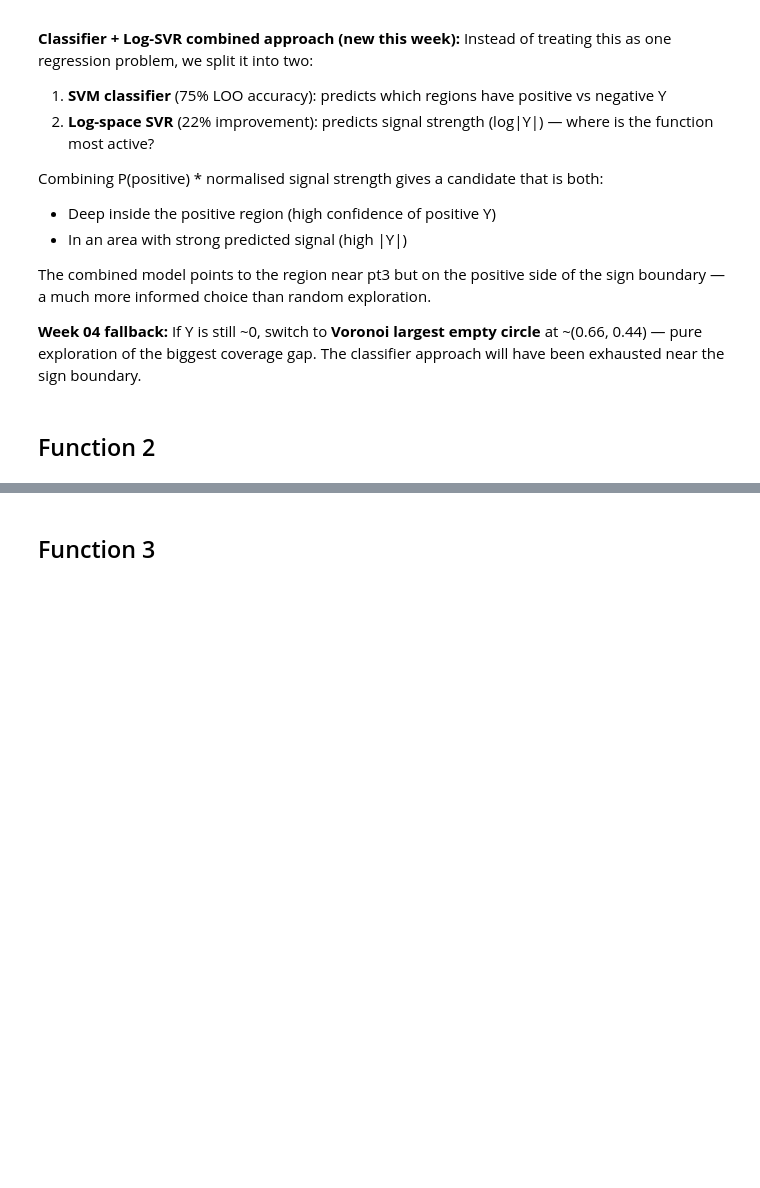
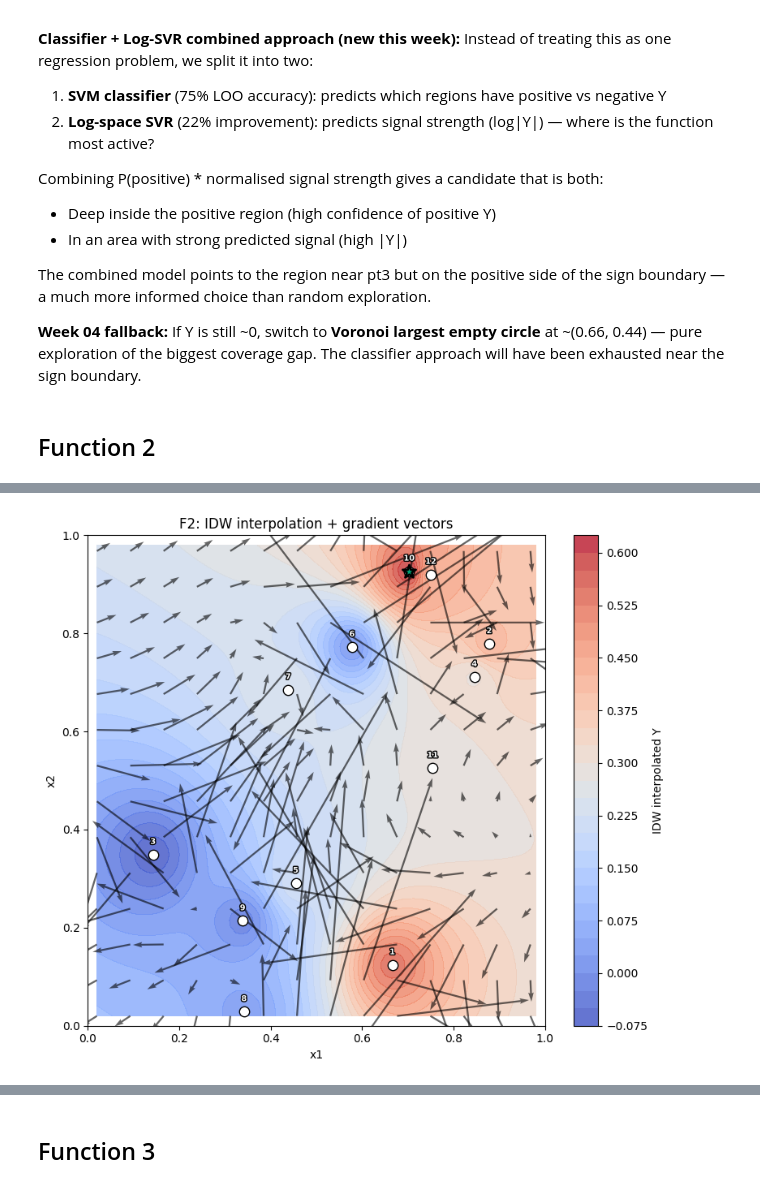
Before and after one commit to martinijfb/capstone_project_AI_ML, a Jupyter notebook: notebooks/week_03.ipynb, the cells around one changed output, grey strips where cells are left out. Cells and saved outputs as stored; diff of their text form; code cells hidden in the pictures; blank space fills up the shorter version.

Commit message:
Add week 3 analysis, queries, reflection, and update workflow docs
Co-Authored-By: Claude Opus 4.6 (1M context) <noreply@anthropic.com>

```diff
--- a/notebooks/week_03.ipynb
+++ b/notebooks/week_03.ipynb
@@ -1126,0 +1278,73 @@ next_query_2 = None  # Replace with your chosen point
+# %%
+# F2 — IDW interpolation heatmap + gradient vectors
+import matplotlib.patheffects as pe
+
+fig, ax = plt.subplots(1, 1, figsize=(8, 7))
+
+grid_n = 80
+xx, yy = np.meshgrid(np.linspace(0.02, 0.98, grid_n), np.linspace(0.02, 0.98, grid_n))
+grid_pts = np.column_stack([xx.ravel(), yy.ravel()])
+
+# IDW interpolation
+D_grid = cdist(grid_pts, X)
+D_grid = np.maximum(D_grid, 1e-10)
+weights = 1.0 / D_grid**2
+weights /= weights.sum(axis=1, keepdims=True)
+Z_idw = (weights @ Y).reshape(grid_n, grid_n)
+
+# Gradient
+dy_dx1, dy_dx2 = np.gradient(Z_idw, 0.96 / grid_n, 0.96 / grid_n)
+
+im = ax.contourf(xx, yy, Z_idw, levels=30, cmap="coolwarm", alpha=0.8)
+plt.colorbar(im, ax=ax, label="IDW interpolated Y")
+
+skip = 6
+ax.quiver(
+    xx[::skip, ::skip],
+    yy[::skip, ::skip],
+    dy_dx1[::skip, ::skip],
+    dy_dx2[::skip, ::skip],
+    color="black",
+    alpha=0.6,
+    scale=5,
+    width=0.004,
+)
+
+ax.scatter(X[:, 0], X[:, 1], c="white", s=80, edgecolors="black", linewidth=1, zorder=5)
+ax.scatter(
+    X[best_idx, 0],
+    X[best_idx, 1],
+    c=COLORS[2],
+    s=150,
+    edgecolors="black",
+    linewidth=2,
+    zorder=6,
+    marker="*",
+)
+for i in range(n_pts):
+    ax.annotate(
+        f"{i + 1}",
+        (X[i, 0], X[i, 1]),
+        fontsize=7,
+        ha="center",
+        va="bottom",
+        xytext=(0, 8),
+        textcoords="offset points",
+        color="white",
+        fontweight="bold",
+        path_effects=[pe.withStroke(linewidth=2, foreground="black")],
+    )
+
+ax.set_xlabel("x1")
+ax.set_ylabel("x2")
+ax.set_title("F2: IDW interpolation + gradient vectors")
+ax.set_xlim(0, 1)
+ax.set_ylim(0, 1)
+
+plt.tight_layout()
+plt.savefig(
+    "../plots/week_03/function_2_gradient_map.png", dpi=150, bbox_inches="tight"
+)
+plt.show()
+# %% [output]
+[figure, added]
```
Also changed, not shown: parts of 57 cells of this notebook, 14 other files.
